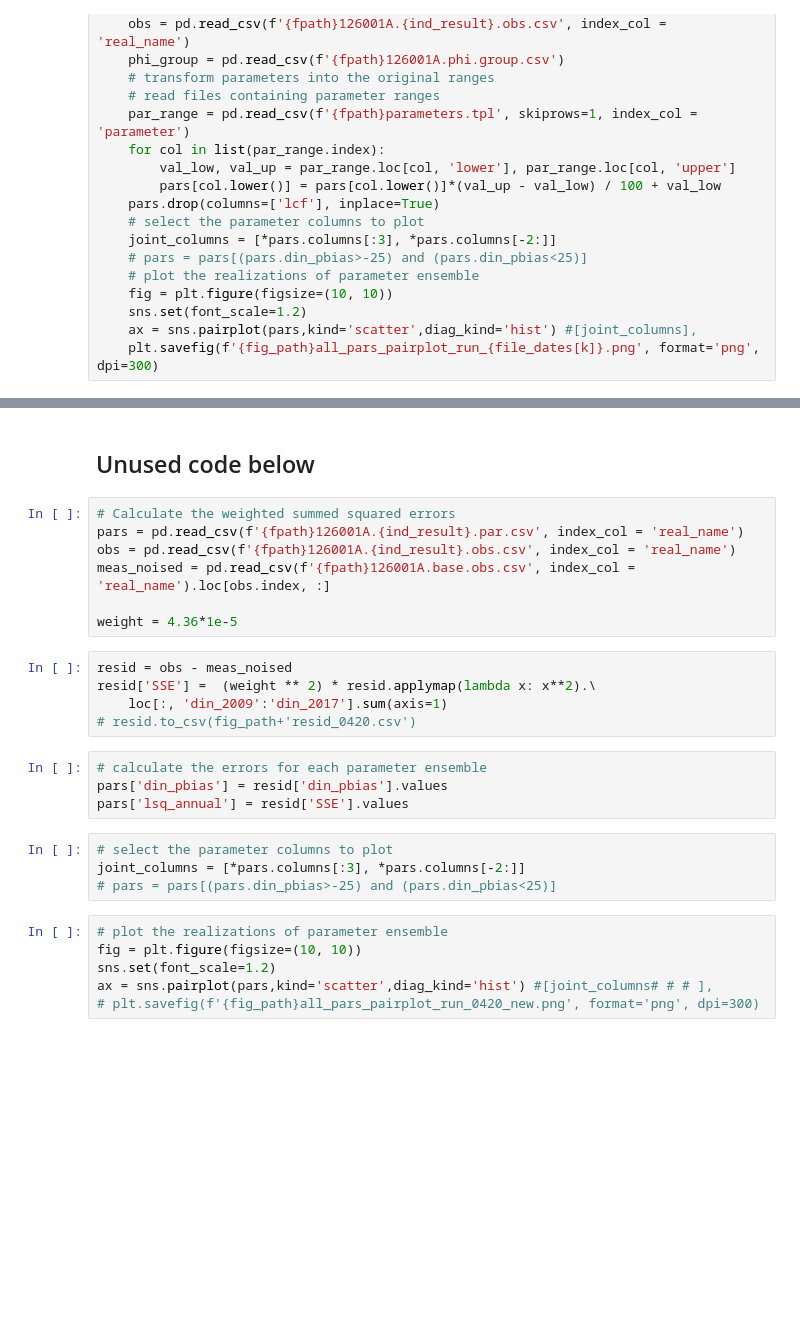
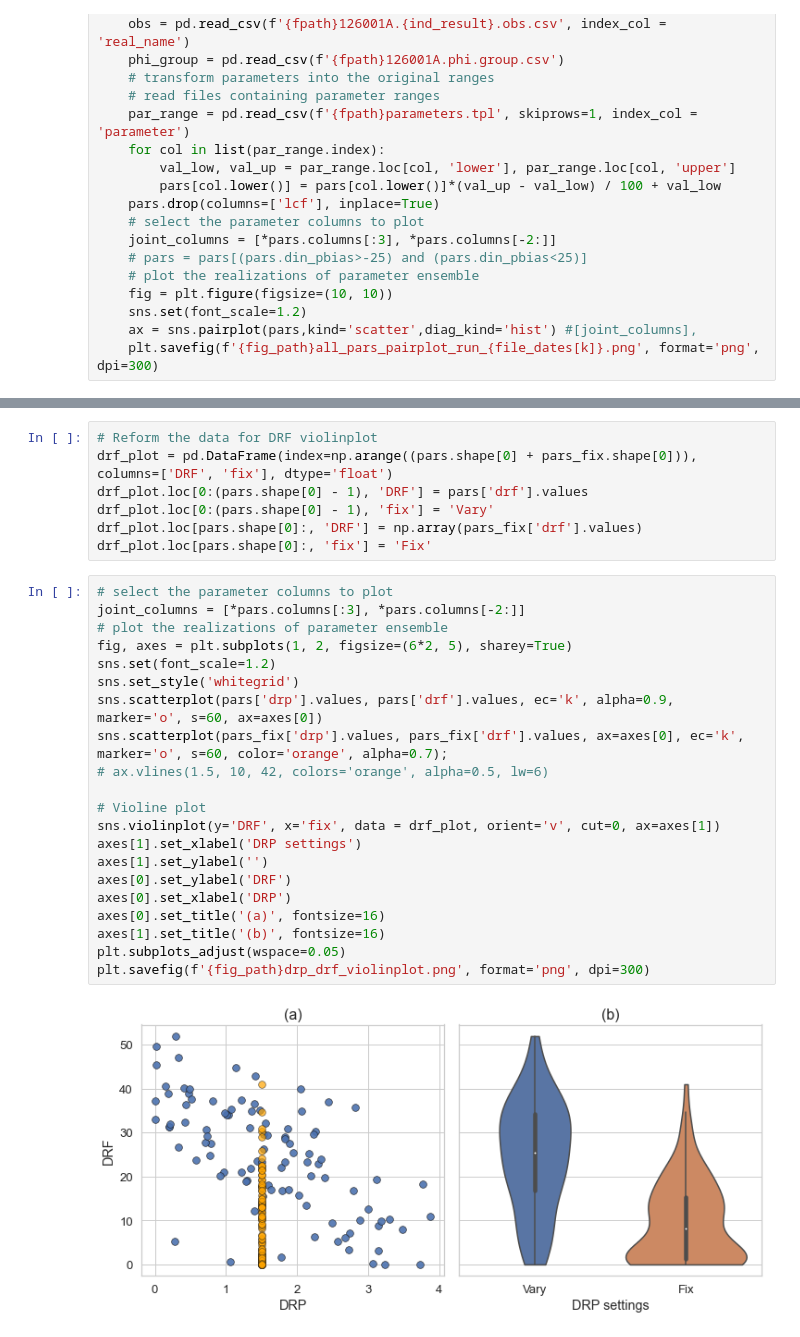
Before and after one commit to QianWanghhu/predict_uq, a Jupyter notebook: src/notebooks/visualization.ipynb, the cells around one changed output, grey strips where cells are left out. Saved outputs shown, nothing was run; the diff lists cells and outputs as text; blank space fills up the shorter version.

```diff
--- a/src/notebooks/visualization.ipynb
+++ b/src/notebooks/visualization.ipynb
@@ -116,28 +77,30 @@ plt.savefig(f'{fig_path}cdwc_fdwc.png', format='png', dpi=300)
-# %% [markdown]
-## Unused code below
-# %%
-# Calculate the weighted summed squared errors
-pars = pd.read_csv(f'{fpath}126001A.{ind_result}.par.csv', index_col = 'real_name')
-obs = pd.read_csv(f'{fpath}126001A.{ind_result}.obs.csv', index_col = 'real_name')
-meas_noised = pd.read_csv(f'{fpath}126001A.base.obs.csv', index_col = 'real_name').loc[obs.index, :]
-
-weight = 4.36*1e-5
-# %%
-resid = obs - meas_noised
-resid['SSE'] =  (weight ** 2) * resid.applymap(lambda x: x**2).\
-    loc[:, 'din_2009':'din_2017'].sum(axis=1)
-# resid.to_csv(fig_path+'resid_0420.csv')
-# %%
-# calculate the errors for each parameter ensemble
-pars['din_pbias'] = resid['din_pbias'].values
-pars['lsq_annual'] = resid['SSE'].values
-# %%
-# select the parameter columns to plot
-joint_columns = [*pars.columns[:3], *pars.columns[-2:]]
-# pars = pars[(pars.din_pbias>-25) and (pars.din_pbias<25)]
-# %%
-# plot the realizations of parameter ensemble
-fig = plt.figure(figsize=(10, 10))
-sns.set(font_scale=1.2)
-ax = sns.pairplot(pars,kind='scatter',diag_kind='hist') #[joint_columns# # # ],
-# plt.savefig(f'{fig_path}all_pars_pairplot_run_0420_new.png', format='png', dpi=300)
+# %%
+# Reform the data for DRF violinplot
+drf_plot = pd.DataFrame(index=np.arange((pars.shape[0] + pars_fix.shape[0])), columns=['DRF', 'fix'], dtype='float')
+drf_plot.loc[0:(pars.shape[0] - 1), 'DRF'] = pars['drf'].values
+drf_plot.loc[0:(pars.shape[0] - 1), 'fix'] = 'Vary'
+drf_plot.loc[pars.shape[0]:, 'DRF'] = np.array(pars_fix['drf'].values)
+drf_plot.loc[pars.shape[0]:, 'fix'] = 'Fix'
+# %%
+# select the parameter columns to plot
+joint_columns = [*pars.columns[:3], *pars.columns[-2:]]
+# plot the realizations of parameter ensemble
+fig, axes = plt.subplots(1, 2, figsize=(6*2, 5), sharey=True)
+sns.set(font_scale=1.2)
+sns.set_style('whitegrid')
+sns.scatterplot(pars['drp'].values, pars['drf'].values, ec='k', alpha=0.9, marker='o', s=60, ax=axes[0])
+sns.scatterplot(pars_fix['drp'].values, pars_fix['drf'].values, ax=axes[0], ec='k', marker='o', s=60, color='orange', alpha=0.7);
+# ax.vlines(1.5, 10, 42, colors='orange', alpha=0.5, lw=6)
+
+# Violine plot
+sns.violinplot(y='DRF', x='fix', data = drf_plot, orient='v', cut=0, ax=axes[1])
+axes[1].set_xlabel('DRP settings')
+axes[1].set_ylabel('')
+axes[0].set_ylabel('DRF')
+axes[0].set_xlabel('DRP')
+axes[0].set_title('(a)', fontsize=16)
+axes[1].set_title('(b)', fontsize=16)
+plt.subplots_adjust(wspace=0.05)
+plt.savefig(f'{fig_path}drp_drf_violinplot.png', format='png', dpi=300)
+# %% [output]
+[figure, added]
```
Also changed, not shown: parts of 4 cells of this notebook.
